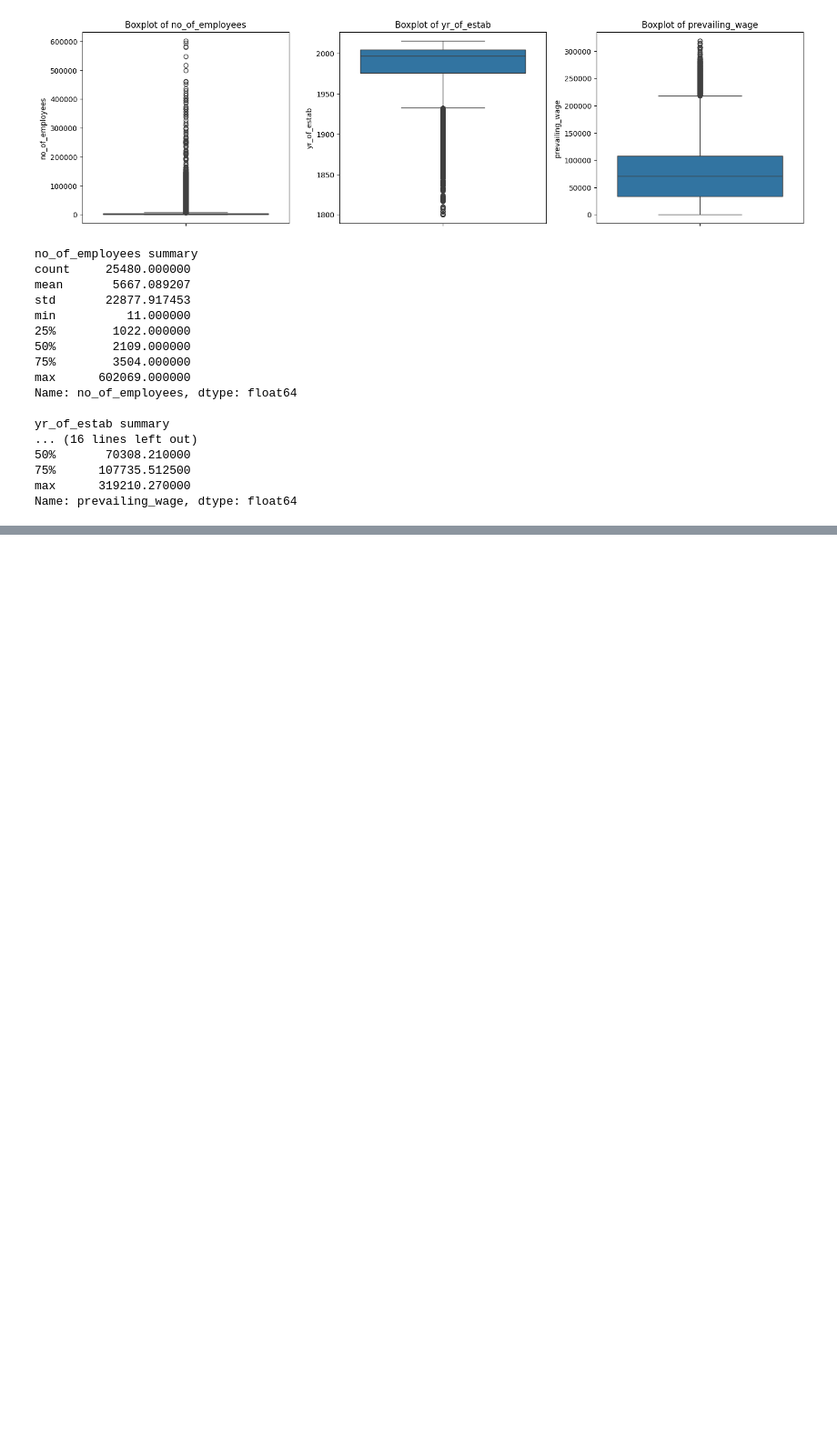
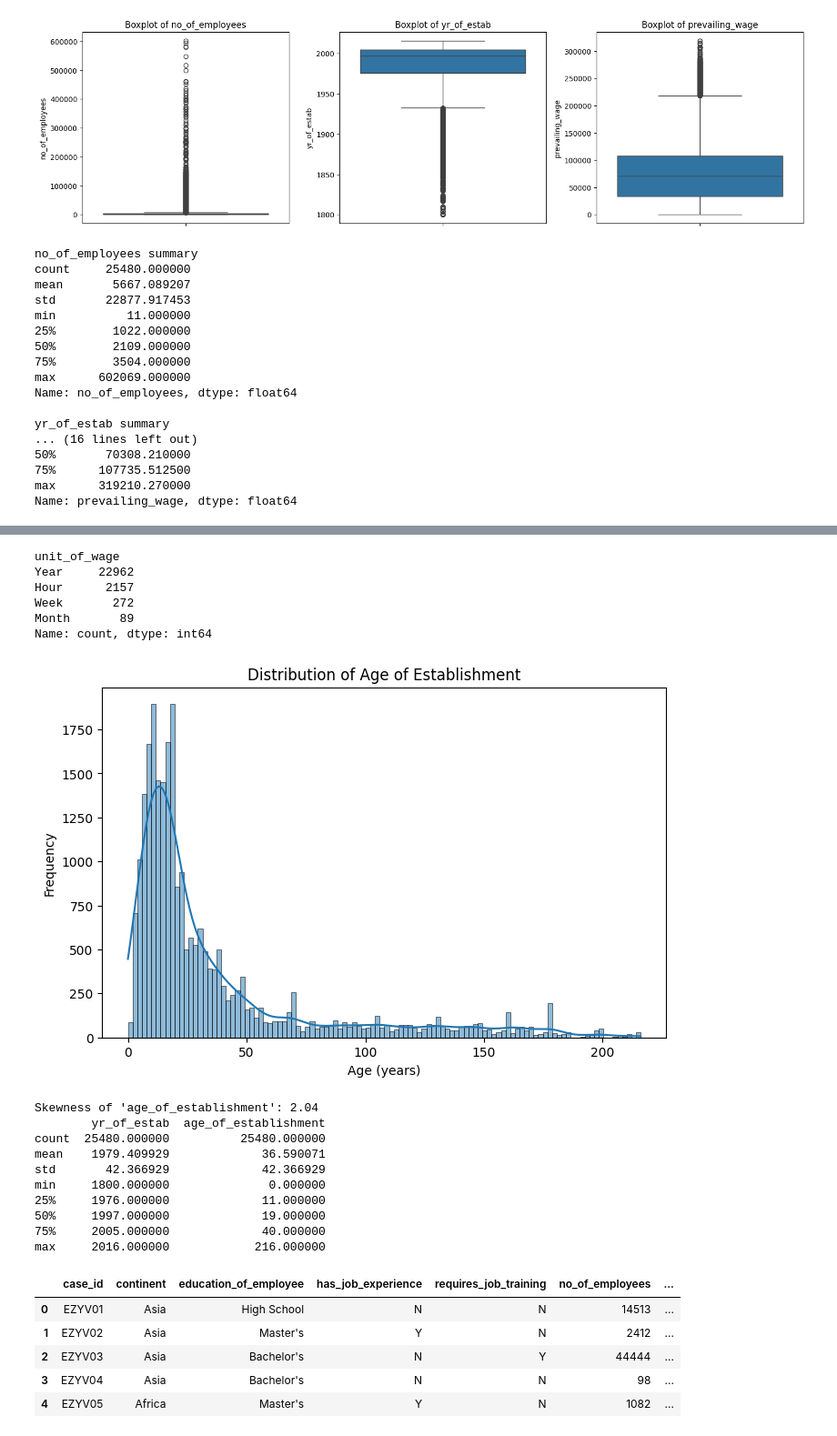
Before and after one commit to Hardemiyiwa/abeokuta, a Jupyter notebook: backend_ml/week_14/project.ipynb, the cells around one changed output, grey strips where cells are left out. Shown: that part at 91% size. Saved outputs shown, nothing was run; the diff lists cells and outputs as text; code cells hidden in the pictures; blank space fills up the shorter version.

```diff
--- a/backend_ml/week_14/project.ipynb
+++ b/backend_ml/week_14/project.ipynb
@@ -95,7 +95,11 @@ dtype: int64
 # %% [markdown]
 No  missing value found
 # %%
-df['no_of_employees'] = df['no_of_employees'].abs()
+def handle_abs(df, column):
+    df[column] = df[column].abs()
+    return df
+
+df = handle_abs(df, 'no_of_employees')
 # %% [markdown]
 #### **Phase 2: Exploratory Data Analysis (EDA)**
 # %%
@@ -439,0 +453,63 @@ Name: prevailing_wage, dtype: float64
+# %%
+df_copy['unit_of_wage'].value_counts()
+# %% [output]
+unit_of_wage
+Year     22962
+Hour      2157
+Week       272
+Month       89
+Name: count, dtype: int64
+# %%
+# Task 3.1: Create new features that may help improve the model's performance.
+
+def feature_eng (df):
+    # Create a new feature = 'age_of_establishment'
+    current_year = 2016
+    df['age_of_establishment'] = current_year - df['yr_of_estab']
+
+    # Inspect its distribution
+    plt.figure(figsize=(8,5))
+    sns.histplot(df['age_of_establishment'], kde=True)
+    plt.title('Distribution of Age of Establishment')
+    plt.xlabel('Age (years)')
+    plt.ylabel('Frequency')
+    plt.show()
+
+    # Check skewness
+    skewness = df['age_of_establishment'].skew()
+    print(f"Skewness of 'age_of_establishment': {skewness:.2f}")
+
+    # view summary
+    print(df[['yr_of_estab', 'age_of_establishment']].describe())
+
+    # For the Annual Wages normalization
+    # Define conversion factors to yearly wage
+    conversion_map = {
+        'Hour': 2080,       # 40 hrs × 52 weeks
+        'Week': 52,
+        'Month': 12,
+        'Year': 1
+    }
+    # Create annual wage using .map()
+    df['annual_wage'] = df['prevailing_wage'] * df['unit_of_wage'].map(conversion_map)
+    return df
+
+df_copy = feature_eng(df_copy)
+# %% [output]
+[figure, added]
+Skewness of 'age_of_establishment': 2.04
+        yr_of_estab  age_of_establishment
+count  25480.000000          25480.000000
+mean    1979.409929             36.590071
+std       42.366929             42.366929
+min     1800.000000              0.000000
+25%     1976.000000             11.000000
+50%     1997.000000             19.000000
+75%     2005.000000             40.000000
+max     2016.000000            216.000000
+|  | case_id | continent | education_of_employee | has_job_experience | requires_job_training | no_of_employees | ... |
+| 0 | EZYV01 | Asia | High School | N | N | 14513 | ... |
+| 1 | EZYV02 | Asia | Master's | Y | N | 2412 | ... |
+| 2 | EZYV03 | Asia | Bachelor's | N | Y | 44444 | ... |
+| 3 | EZYV04 | Asia | Bachelor's | N | N | 98 | ... |
+| 4 | EZYV05 | Africa | Master's | Y | N | 1082 | ... |
```
Also changed, not shown: parts of 3 cells of this notebook, 2 other files.
